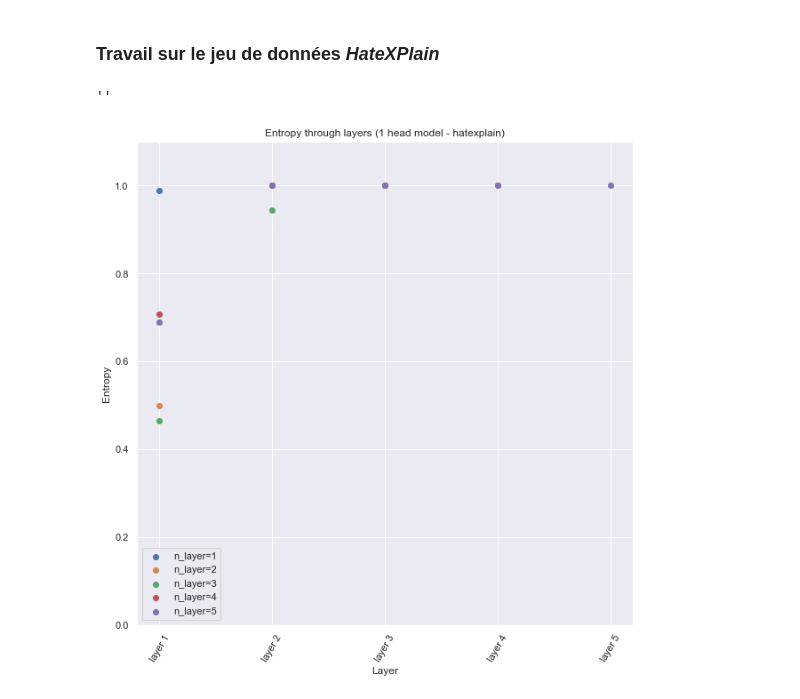
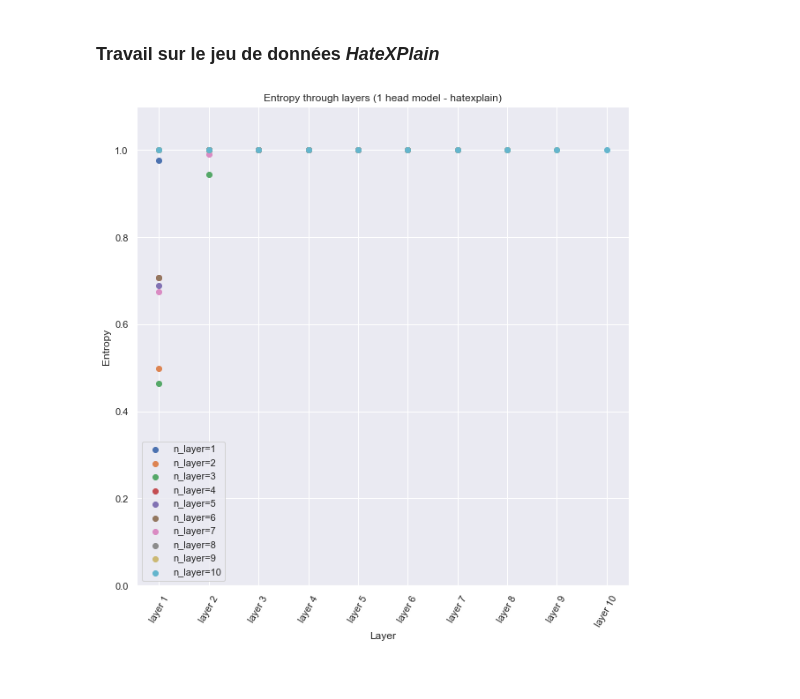
Before and after one commit to Kihansi95/ExplanationPairSentencesTasks, a Jupyter notebook: notebooks/attention_based/PIR - 5A - ENTROPY STUDY.ipynb, the cells around one changed output. Cells and saved outputs as stored; diff of their text form; code cells hidden in the pictures.

```diff
--- a/notebooks/attention_based/PIR - 5A - ENTROPY STUDY.ipynb
+++ b/notebooks/attention_based/PIR - 5A - ENTROPY STUDY.ipynb
@@ -97,12 +97,12 @@ entropy_dict = {
     f"n_layer={i+1}" : np.zeros((i+1,)) for i in range(10)
 }
 # %%
-# loop for the calculation of the entropy
-for l in range(5) :
+%%capture
+for l in range(10) :
     # for each iteration update the model args
     model_args["num_layers"] = l+1
-    ckp = gen_ckp(name="PurAttention",num_layers=l+1, num_heads=1, log_path=log_path, dataset="hatexplain")
-    model = AttitModel.load_from_checkpoint(ckp, hparams_file=hparams_path, **model_args)
+    ckp, hparams = gen_ckp(name="PurAttention",num_layers=l+1, num_heads=1, log_path=log_path, dataset="hatexplain")
+    model = AttitModel.load_from_checkpoint(ckp, hparams_file=hparams, **model_args)
     model = model.eval()
 
     with torch.no_grad():
@@ -141,23 +141,20 @@ for l in range(5) :
 for k in entropy_dict:
     entropy_dict[k] = entropy_dict[k] / 999
 ;
-# %% [output]
-''
 # %%
 fig = plt.figure(figsize=(10,10))
 txt = plt.title("Entropy through layers (1 head model - hatexplain)")
-for i in range(5):
+for i in range(10):
     plt.scatter(list(range(i+1)) ,entropy_dict[f"n_layer={i+1}"], label=f"n_layer={i+1}")
-#plt.scatter(list(range(1,13)), np.sum(softmax_calculus/999, axis=-1)/12, label="softmax calculus")
 plt.ylim((0, 1.1))
 
 plt.ylabel("Entropy")
 plt.xlabel("Layer")
 
-x = list(range(0, 5))
+x = list(range(0, 10))
 plt.xticks(x, [f"layer {l+1}" for l in x], rotation=60)
 
 txt = plt.legend()
 plt.savefig(os.path.join(os.getcwd(),".cache","fig","hatexplain_h=1_l=[1,10]", "scatter_entropy.png"))
 # %% [output]
-[figure, old version]
+[figure, new version]
```
Also changed, not shown: parts of 4 cells of this notebook, 3 other files.
